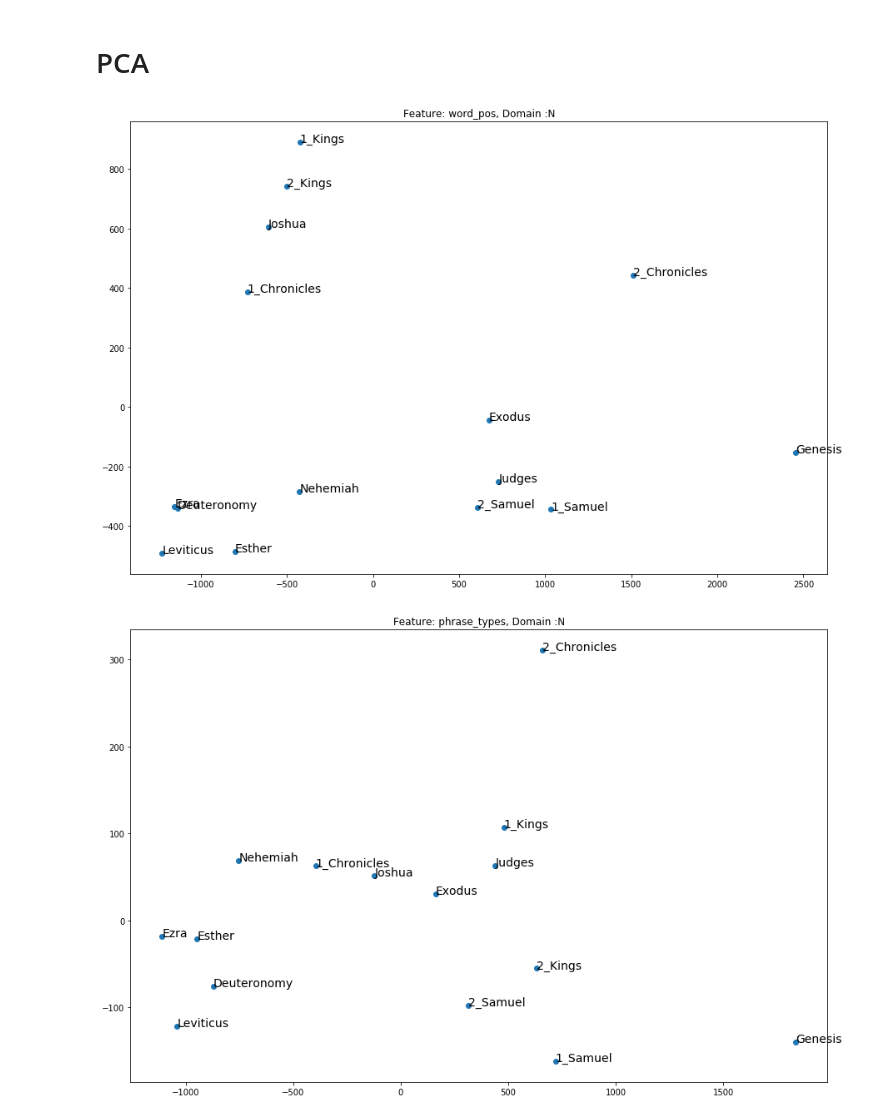
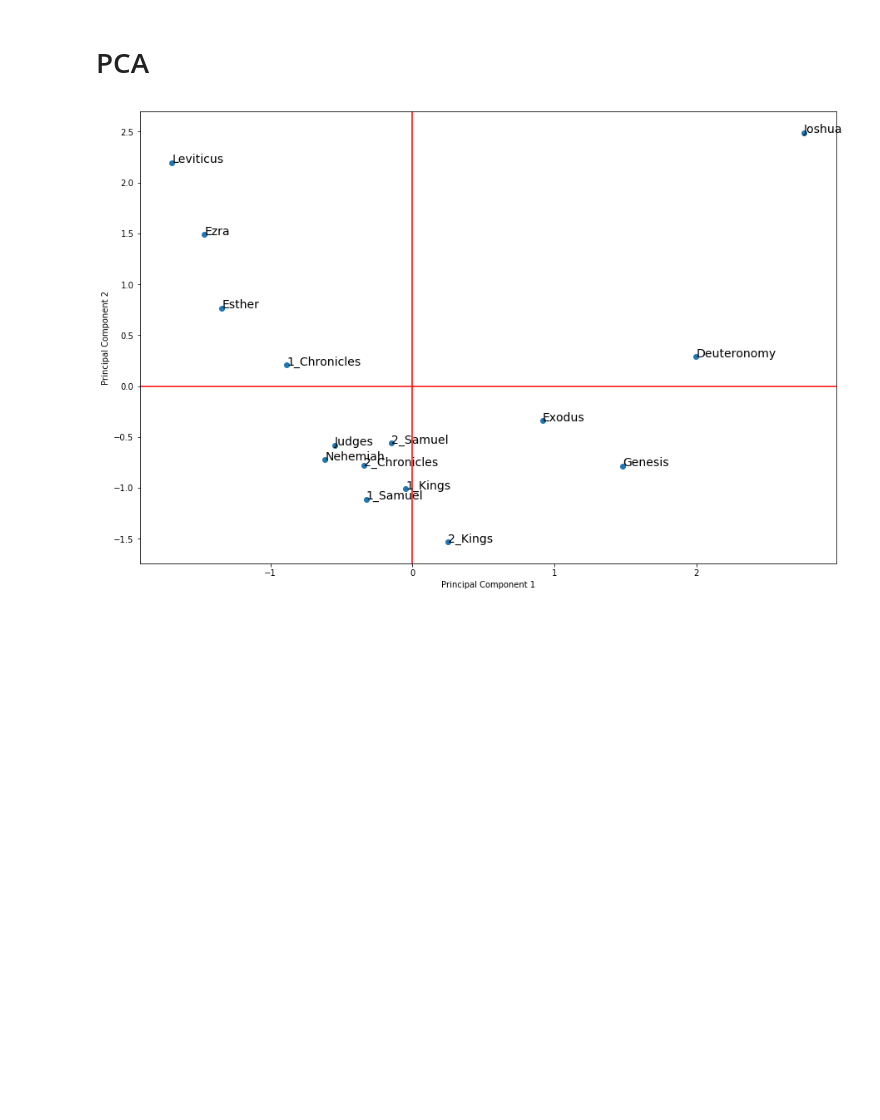
Before and after one commit to ETCBC/Probabilistic_Language_Change, a Jupyter notebook: etienne_NB/Testing Etienne.ipynb, the cells around one changed output. Cells and saved outputs as stored; diff of their text form; code cells hidden in the pictures; blank space fills up the shorter version.

```diff
--- a/etienne_NB/Testing Etienne.ipynb
+++ b/etienne_NB/Testing Etienne.ipynb
@@ -14,10 +17,21 @@ domain = {'N', 'Q', 'D'}
+# %%
+data = collections.defaultdict(dict)
+for f in features:
+    for d in domain:
+        countsMatrix = make_counts(test[f][d])
+        countsMatrix = transformAverage(countsMatrix) #Standardize the occurences
+        data[f][d] = countsMatrix
+stack_Data = stackTransitions(data, features, "D")
 # %% [markdown]
 # Transitions
 # %%
 data = collections.defaultdict(dict)
 for f in features:
     for d in domain:
-        transMatrix = transitionMatrix(test[f][d], False)
-        #Here, transformations can be performed
-        transDict = df_dict_Transformation(transMatrix)
-        data[f][d] = pd.DataFrame(transDict).fillna(0)
+        transMatrix = transitionMatrix(test[f][d], True)
+        if len(transMatrix.keys())>0:
+            transMatrix = MCTransformation(transMatrix) #Here, transformations can be performed
+
+            transDict = df_dict_Transformation(transMatrix)
+            data[f][d] = pd.DataFrame(transDict).fillna(0)
+stack_Data = stackTransitions(data, features, "D")
@@ -38,5 +54,3 @@ data["phrase_functions"]["N"].head(10)
-# %%
-stack_Data = stackTransitions(data, features, "N")
 # %% [markdown]
 # Clustering
 # %% [markdown]
@@ -134,15 +145,15 @@ for f in features:
 # %%
-for f in features:
-    for d in ["N"]:
-        if len(results_PCA[f][d].keys())>0:
-            fit = results_PCA[f][d]["Fit"]
-            plt.figure(1, figsize=(15, 10))
-            plt.scatter(fit[:, 0], fit[:, 1])
-            books = data[f][d].keys()
-            for i, book in enumerate(books):
-                plt.annotate(book, xy=(fit[i, 0], fit[i, 1]), fontsize=14)
-            plt.title("Feature: "+f+", Domain :"+d)
-            plt.show()
+pca = PCA(n_components=3)
+fit = pca.fit_transform(stack_Data.T.values)
+plt.figure(1, figsize=(15, 10))
+plt.scatter(fit[:, 0], fit[:, 1])
+books = stack_Data.keys()
+for i, book in enumerate(books):
+    plt.annotate(book, xy=(fit[i, 0], fit[i, 1]), fontsize=14)
+plt.xlabel("Principal Component 1")
+plt.ylabel("Principal Component 2")
+plt.axhline(y=0, color='r', linestyle='-')
+plt.axvline(x=0, color="r", linestyle='-')
+plt.show()
 # %% [output]
-[figure, old version]
+[figure, new version]
-[figure, removed]
```
Also changed, not shown: parts of 16 cells of this notebook, 2 other files.
